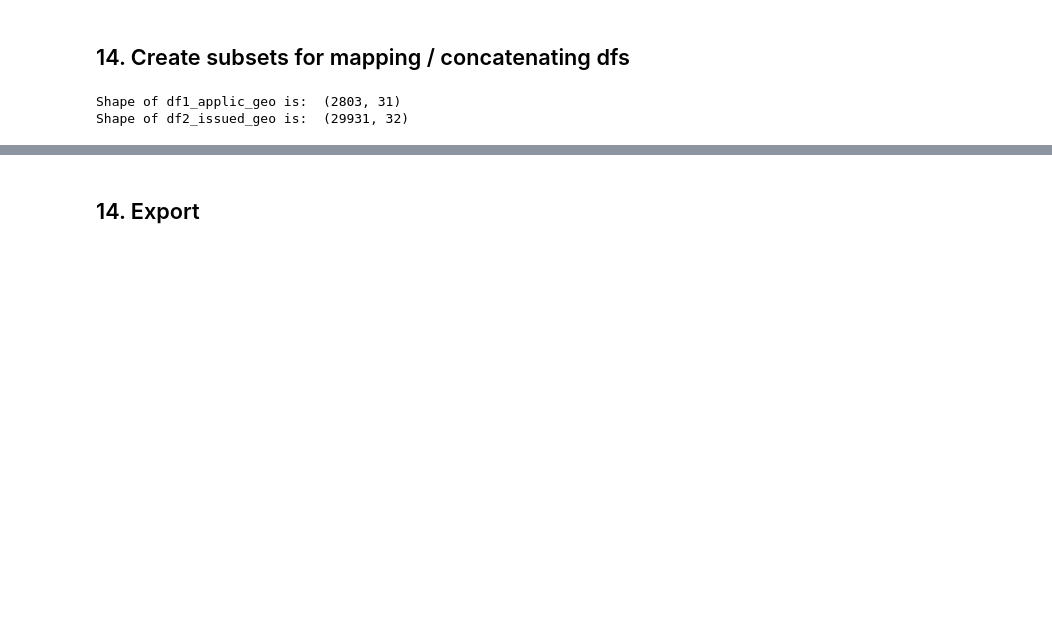
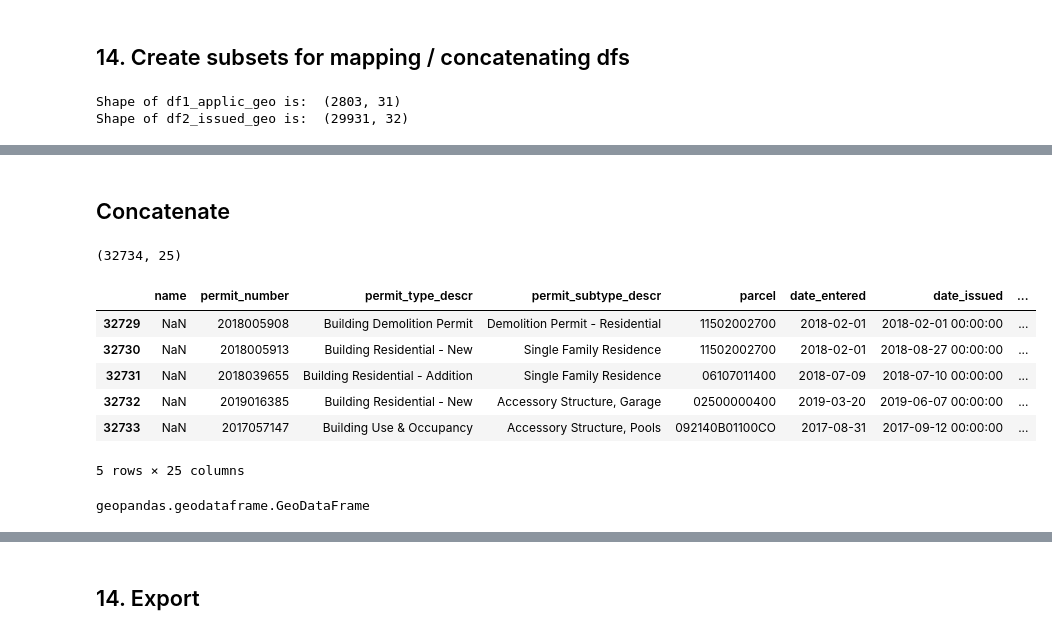
Before and after one commit to lorirocks/nashville-neighborhoods-capstone, a Jupyter notebook: notebooks/3_finalize_data.ipynb, the cells around one changed output, grey strips where cells are left out. Saved outputs shown, nothing was run; the diff lists cells and outputs as text; code cells hidden in the pictures; blank space fills up the shorter version.

Commit message:
In 3_finalize_data, created new .CSV file containing all Bldg Permit Applications and Bldg Permits Issued, to use in Tableau map. Ready to start creating visualizations!

```diff
--- a/notebooks/3_finalize_data.ipynb
+++ b/notebooks/3_finalize_data.ipynb
@@ -834,11 +813,12 @@ df1_applic_geo_to_concat = df1_applic_geo[['name', 'permit_number', 'permit_type
                                            , 'subdivision_lot', 'contact'
                                            , 'permit_type', 'permit_subtype'
                                            , 'ivr_tracking_number', 'purpose'
-                                           , 'council_district', 'mapped_location'
+                                           , 'council_district'
                                            , 'category', 'type_subtype'
                                            , 'lat', 'lon', 'geometry', 'applic_issued']]
 df1_applic_geo_to_concat.crs = "EPSG:4326"
 print(df1_applic_geo_to_concat.crs)
+print(df1_applic_geo_to_concat.shape)
 df1_applic_geo_to_concat.head(2)
 # %% [output]
 EPSG:4326
@@ -855,11 +836,12 @@ df2_issued_geo_to_concat = df2_issued_geo[['name', 'permit_number', 'permit_type
                                            , 'subdivision_lot', 'contact'
                                            , 'permit_type', 'permit_subtype'
                                            , 'ivr_tracking_number', 'purpose'
-                                           , 'council_district', 'mapped_location'
+                                           , 'council_district'
                                            , 'category', 'type_subtype'
                                            , 'lat', 'lon', 'geometry', 'applic_issued']]
 df2_issued_geo_to_concat.crs = "EPSG:4326"
 print(df2_issued_geo_to_concat.crs)
+print(df2_issued_geo_to_concat.shape)
 df2_issued_geo_to_concat.head(2)
 # %% [output]
 EPSG:4326
@@ -869,0 +853,20 @@ EPSG:4326
+# %% [markdown]
+## Concatenate
+# %%
+df3_applic_and_issued = pd.concat([df1_applic_geo_to_concat
+                                   , df2_issued_geo_to_concat]).reset_index(drop = True)
+print(df3_applic_and_issued.shape)
+df3_applic_and_issued.tail()
+# %% [output]
+(32734, 25)
+|  | name | permit_number | permit_type_descr | permit_subtype_descr | parcel | date_entered | date_issued | ... |
+| 32729 | NaN | 2018005908 | Building Demolition Permit | Demolition Permit - Residential | 11502002700 | 2018-02-01 | 2018-02-01 00:00:00 | ... |
+| 32730 | NaN | 2018005913 | Building Residential - New | Single Family Residence | 11502002700 | 2018-02-01 | 2018-08-27 00:00:00 | ... |
+| 32731 | NaN | 2018039655 | Building Residential - Addition | Single Family Residence | 06107011400 | 2018-07-09 | 2018-07-10 00:00:00 | ... |
+| 32732 | NaN | 2019016385 | Building Residential - New | Accessory Structure, Garage | 02500000400 | 2019-03-20 | 2019-06-07 00:00:00 | ... |
+| 32733 | NaN | 2017057147 | Building Use & Occupancy | Accessory Structure, Pools | 092140B01100CO | 2017-08-31 | 2017-09-12 00:00:00 | ... |
+5 rows × 25 columns
+# %%
+type(df3_applic_and_issued)
+# %% [output]
+geopandas.geodataframe.GeoDataFrame
```
Also changed, not shown: parts of 9 cells of this notebook.
